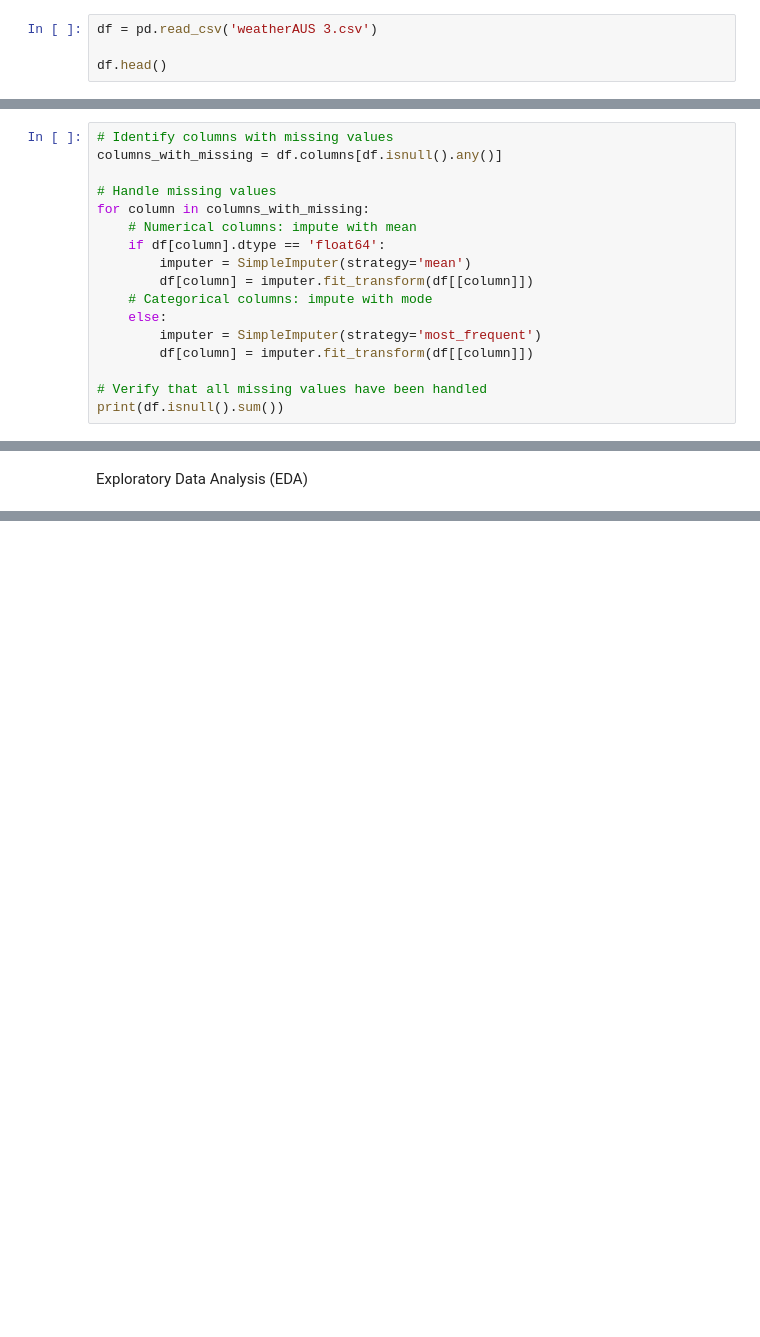
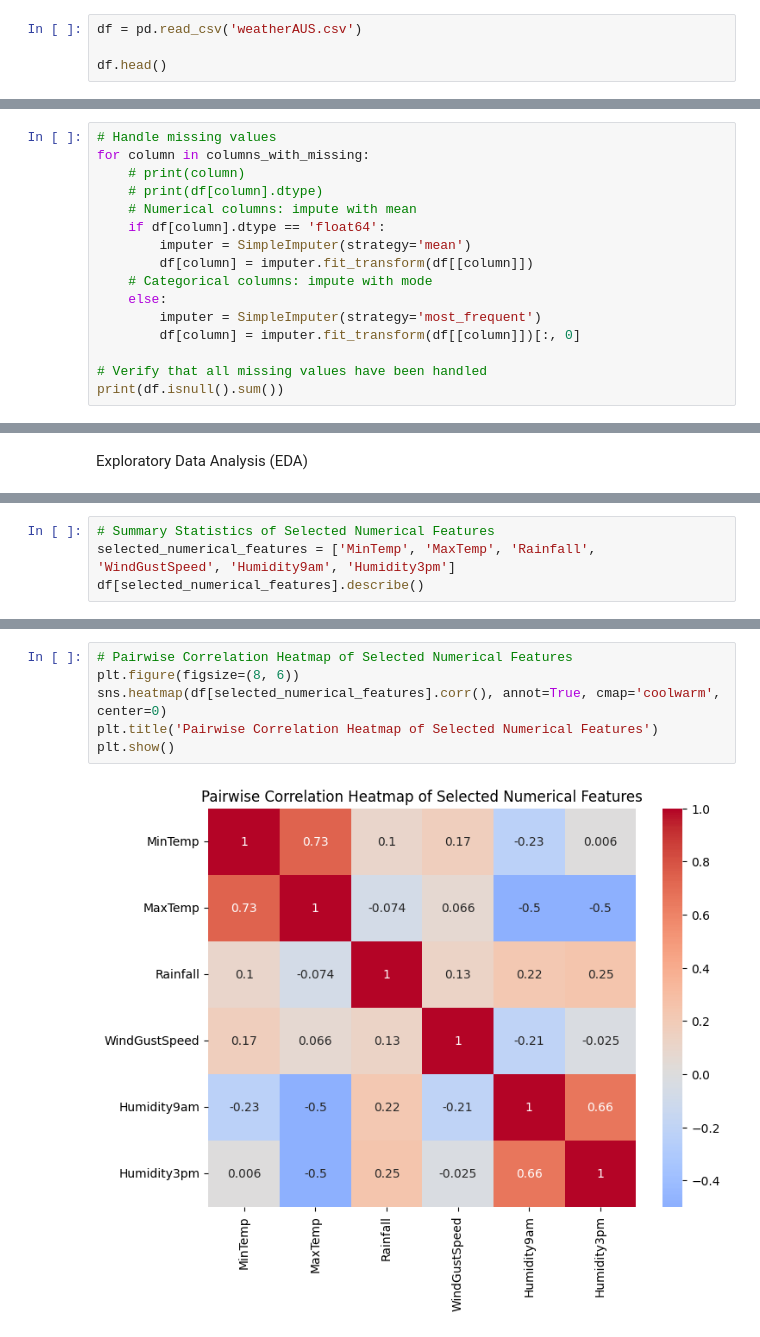
Before and after one commit to anabasalo/ml-portfolio, a Jupyter notebook: logistical-regression.ipynb, the cells around one changed output, grey strips where cells are left out. Drawn from its saved outputs; the diff is of its cells as text; blank space fills up the shorter version.

```diff
--- a/logistical-regression.ipynb
+++ b/logistical-regression.ipynb
@@ -27,6 +27,6 @@ from sklearn.impute import SimpleImputer  # For handling missing values
 from sklearn.linear_model import LogisticRegression  # For logistic regression model
 from sklearn.metrics import accuracy_score, confusion_matrix, classification_report  # For model evaluation
 # %%
-df = pd.read_csv('weatherAUS 3.csv')
+df = pd.read_csv('weatherAUS.csv')
 
 df.head()
@@ -37,9 +77,8 @@ df.info()
 # %%
-# Identify columns with missing values
-columns_with_missing = df.columns[df.isnull().any()]
-
 # Handle missing values
 for column in columns_with_missing:
+    # print(column)
+    # print(df[column].dtype)
     # Numerical columns: impute with mean
     if df[column].dtype == 'float64':
         imputer = SimpleImputer(strategy='mean')
@@ -47,7 +86,7 @@ for column in columns_with_missing:
     # Categorical columns: impute with mode
     else:
         imputer = SimpleImputer(strategy='most_frequent')
-        df[column] = imputer.fit_transform(df[[column]])
+        df[column] = imputer.fit_transform(df[[column]])[:, 0]
 
 # Verify that all missing values have been handled
 print(df.isnull().sum())
@@ -67,0 +134,4 @@ plt.show()
+# %%
+# Summary Statistics of Selected Numerical Features
+selected_numerical_features = ['MinTemp', 'MaxTemp', 'Rainfall', 'WindGustSpeed', 'Humidity9am', 'Humidity3pm']
+df[selected_numerical_features].describe()
@@ -67,0 +148,8 @@ plt.show()
+# %%
+# Pairwise Correlation Heatmap of Selected Numerical Features
+plt.figure(figsize=(8, 6))
+sns.heatmap(df[selected_numerical_features].corr(), annot=True, cmap='coolwarm', center=0)
+plt.title('Pairwise Correlation Heatmap of Selected Numerical Features')
+plt.show()
+# %% [output]
+[figure, added]
```
Also changed, not shown: parts of 9 cells of this notebook, 1 other file.
